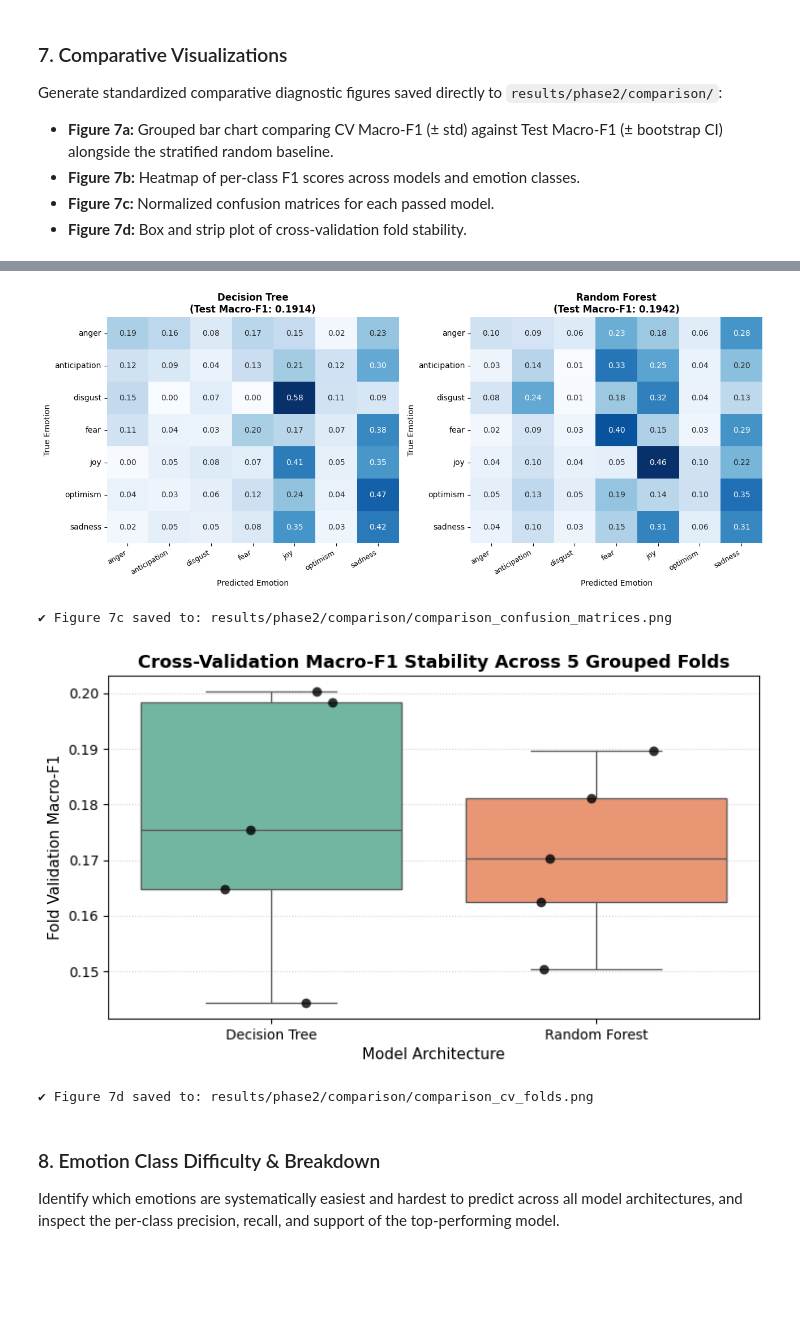
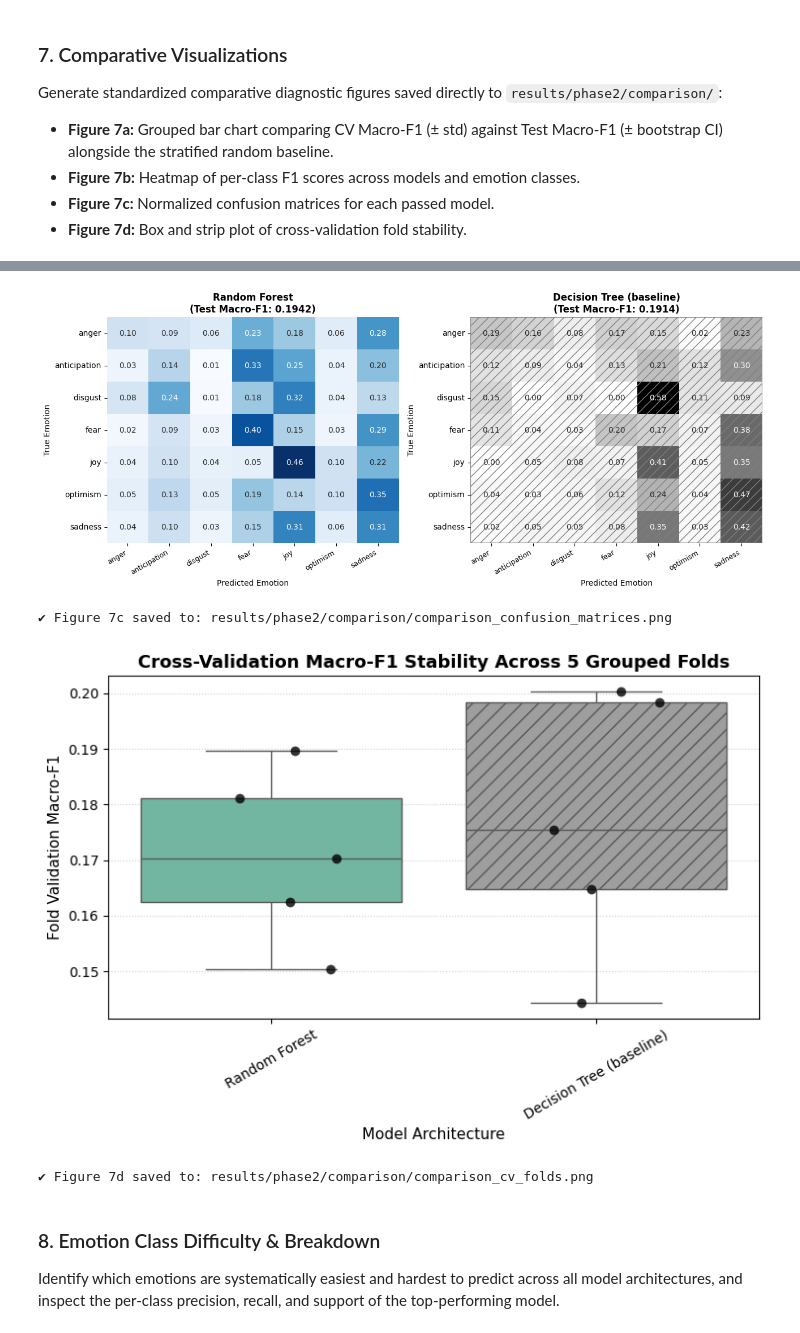
Before and after one commit to it25102877/IT2011-AIML-Project, a Jupyter notebook: notebooks/Phase2_Model_Comparison.ipynb, the cells around one changed output, grey strips where cells are left out. Saved outputs shown, nothing was run; the diff lists cells and outputs as text; code cells hidden in the pictures; blank space fills up the shorter version.

```diff
--- a/notebooks/Phase2_Model_Comparison.ipynb
+++ b/notebooks/Phase2_Model_Comparison.ipynb
@@ -537,7 +598,8 @@ row_labels = []
 
 for k in model_keys:
     d = passed_models[k]["data"]
-    row_labels.append(d["meta"].get("model_label", k))
+    suffix = " (baseline)" if EXPECTED_MODELS[k]["role"] == "baseline" else ""
+    row_labels.append(d["meta"].get("model_label", k) + suffix)
     heatmap_data.append([d["test"]["per_class"][lbl]["f1"] for lbl in labels])
 
 fig, ax = plt.subplots(figsize=(8.5, max(3.5, len(model_keys) * 1.5)))
@@ -554,6 +616,9 @@ sns.heatmap(
 ax.set_title("Per-Class Test F1-Score Across Evaluated Models", fontsize=13, fontweight="bold")
 ax.set_xlabel("Emotion Class", fontsize=11)
 ax.set_xticklabels(labels, rotation=30, ha="right", fontsize=10)
+for row_idx, k in enumerate(model_keys):
+    if EXPECTED_MODELS[k]["role"] == "baseline":
+        ax.add_patch(plt.Rectangle((0, row_idx), len(labels), 1, fill=False, edgecolor="grey", hatch="//", linewidth=1.5))
 
 fig_path_b = COMPARISON_DIR / "comparison_per_class_f1.png"
 fig.savefig(fig_path_b, dpi=300, bbox_inches="tight")
@@ -565,28 +630,31 @@ print(f"✔ Figure 7b saved to: {rel(fig_path_b)}")
 # %%
 # Figure 7c: Grid of Row-Normalized Test Confusion Matrices
 n_mod = len(model_keys)
-fig, axes = plt.subplots(1, n_mod, figsize=(6.5 * n_mod, 5.5), squeeze=False)
+fig, ax = plt.subplots(1, n_mod, figsize=(6.5 * n_mod, 5.5), squeeze=False)
 
 for i, k in enumerate(model_keys):
-    ax = axes[0, i]
+    panel_ax = ax[0, i]
     d = passed_models[k]["data"]
-    lbl = d["meta"].get("model_label", k)
+    is_baseline = EXPECTED_MODELS[k]["role"] == "baseline"
+    lbl = d["meta"].get("model_label", k) + (" (baseline)" if is_baseline else "")
     cm_norm = confusion_matrix_normalized(d["test"]["confusion_matrix"])
 
     sns.heatmap(
         cm_norm,
         annot=True,
         fmt=".2f",
-        cmap="Blues",
+        cmap="Greys" if is_baseline else "Blues",
         xticklabels=labels,
         yticklabels=labels,
         cbar=False,
-        ax=ax,
+        ax=panel_ax,
     )
-    ax.set_title(f"{lbl}\n(Test Macro-F1: {d['test']['macro_f1']:.4f})", fontsize=12, fontweight="bold")
-    ax.set_xlabel("Predicted Emotion", fontsize=10)
-    ax.set_ylabel("True Emotion", fontsize=10)
-    ax.set_xticklabels(labels, rotation=30, ha="right", fontsize=9)
+    panel_ax.set_title(f"{lbl}\n(Test Macro-F1: {d['test']['macro_f1']:.4f})", fontsize=12, fontweight="bold")
+    panel_ax.set_xlabel("Predicted Emotion", fontsize=10)
+    panel_ax.set_ylabel("True Emotion", fontsize=10)
+    panel_ax.set_xticklabels(labels, rotation=30, ha="right", fontsize=9)
+    if is_baseline:
+        panel_ax.add_patch(plt.Rectangle((0, 0), len(labels), len(labels), fill=False, edgecolor="grey", hatch="//", linewidth=1.5))
 
 plt.tight_layout()
 fig_path_c = COMPARISON_DIR / "comparison_confusion_matrices.png"
@@ -594,17 +662,19 @@ fig.savefig(fig_path_c, dpi=300, bbox_inches="tight")
 plt.show()
 print(f"✔ Figure 7c saved to: {rel(fig_path_c)}")
 # %% [output]
-[figure, old version]
+[figure, new version]
 ✔ Figure 7c saved to: results/phase2/comparison/comparison_confusion_matrices.png
 # %%
 # Figure 7d: Cross-Validation Fold Stability Box & Strip Plot
 fold_records = []
 for k in model_keys:
     d = passed_models[k]["data"]
-    lbl = d["meta"].get("model_label", k)
+    role = EXPECTED_MODELS[k]["role"]
+    lbl = d["meta"].get("model_label", k) + (" (baseline)" if role == "baseline" else "")
     for fold_num, score in enumerate(d["cv"]["macro_f1"]["folds"], start=1):
         fold_records.append({
             "Model": lbl,
+            "Role": role,
             "Fold": fold_num,
             "Macro-F1": score,
         })
@@ -612,37 +682,42 @@ for k in model_keys:
 df_folds = pd.DataFrame(fold_records)
 
 fig, ax = plt.subplots(figsize=(8.5, 4.5))
+fold_palette = {label: ("#9e9e9e" if EXPECTED_MODELS[k]["role"] == "baseline" else "#66c2a5") for label, k in zip(model_labels, model_keys)}
 sns.boxplot(
     x="Model",
     y="Macro-F1",
     hue="Model",
     data=df_folds,
     ax=ax,
-    palette="Set2",
+    palette=fold_palette,
     legend=False,
 )
 sns.stripplot(
     x="Model",
     y="Macro-F1",
     data=df_folds,
     ax=ax,
     color="black",
     size=7,
     jitter=0.2,
     alpha=0.8,
 )
+for patch, k in zip(ax.patches, model_keys):
+    if EXPECTED_MODELS[k]["role"] == "baseline":
+        patch.set_hatch("//")
 
 ax.set_title("Cross-Validation Macro-F1 Stability Across 5 Grouped Folds", fontsize=13, fontweight="bold")
 ax.set_xlabel("Model Architecture", fontsize=11)
 ax.set_ylabel("Fold Validation Macro-F1", fontsize=11)
+ax.tick_params(axis="x", rotation=30)
 ax.grid(True, linestyle=":", alpha=0.6, axis="y")
 
 fig_path_d = COMPARISON_DIR / "comparison_cv_folds.png"
 fig.savefig(fig_path_d, dpi=300, bbox_inches="tight")
 plt.show()
 print(f"✔ Figure 7d saved to: {rel(fig_path_d)}")
 # %% [output]
-[figure, old version]
+[figure, new version]
 ✔ Figure 7d saved to: results/phase2/comparison/comparison_cv_folds.png
 # %% [markdown]
 ### 8. Emotion Class Difficulty & Breakdown
```
Also changed, not shown: parts of 12 cells of this notebook, 12 other files.
